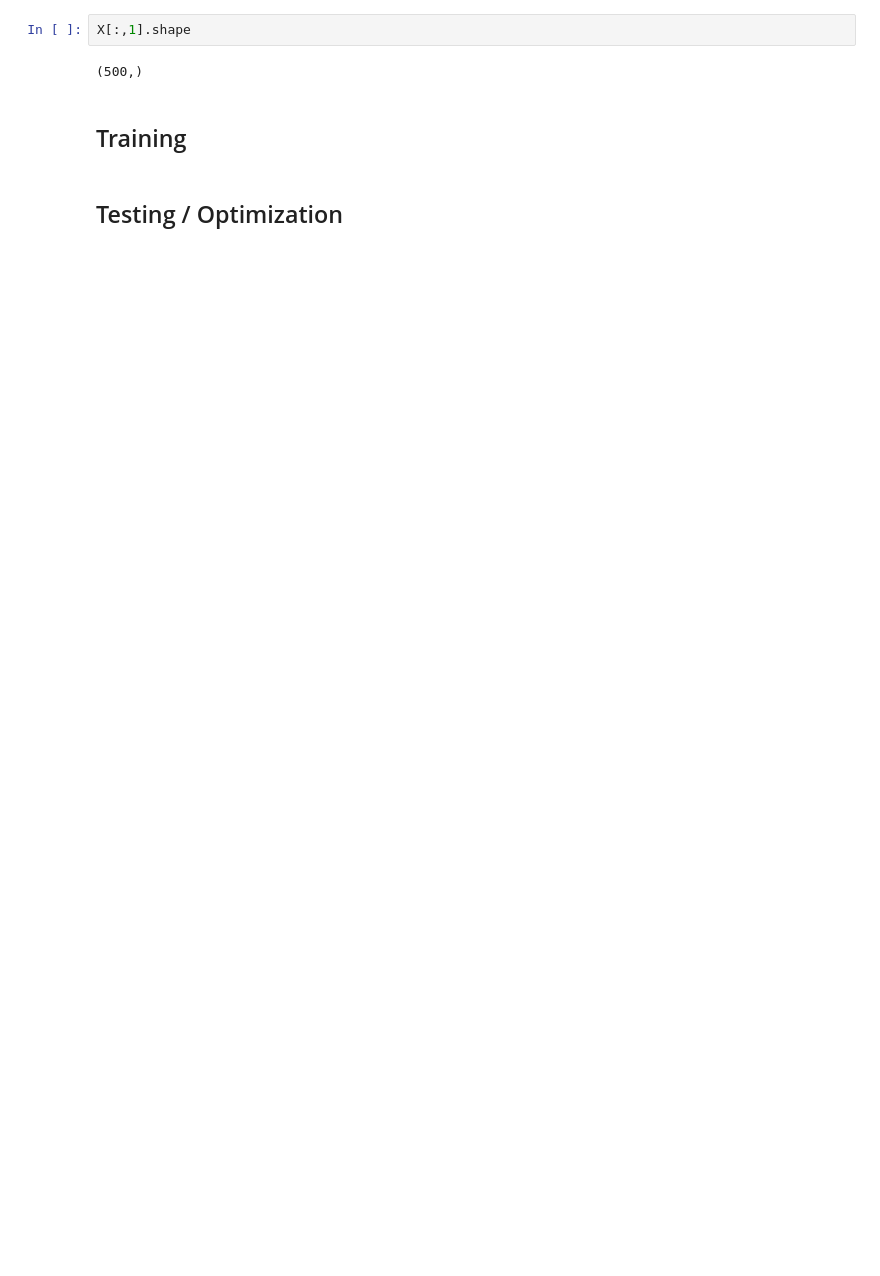
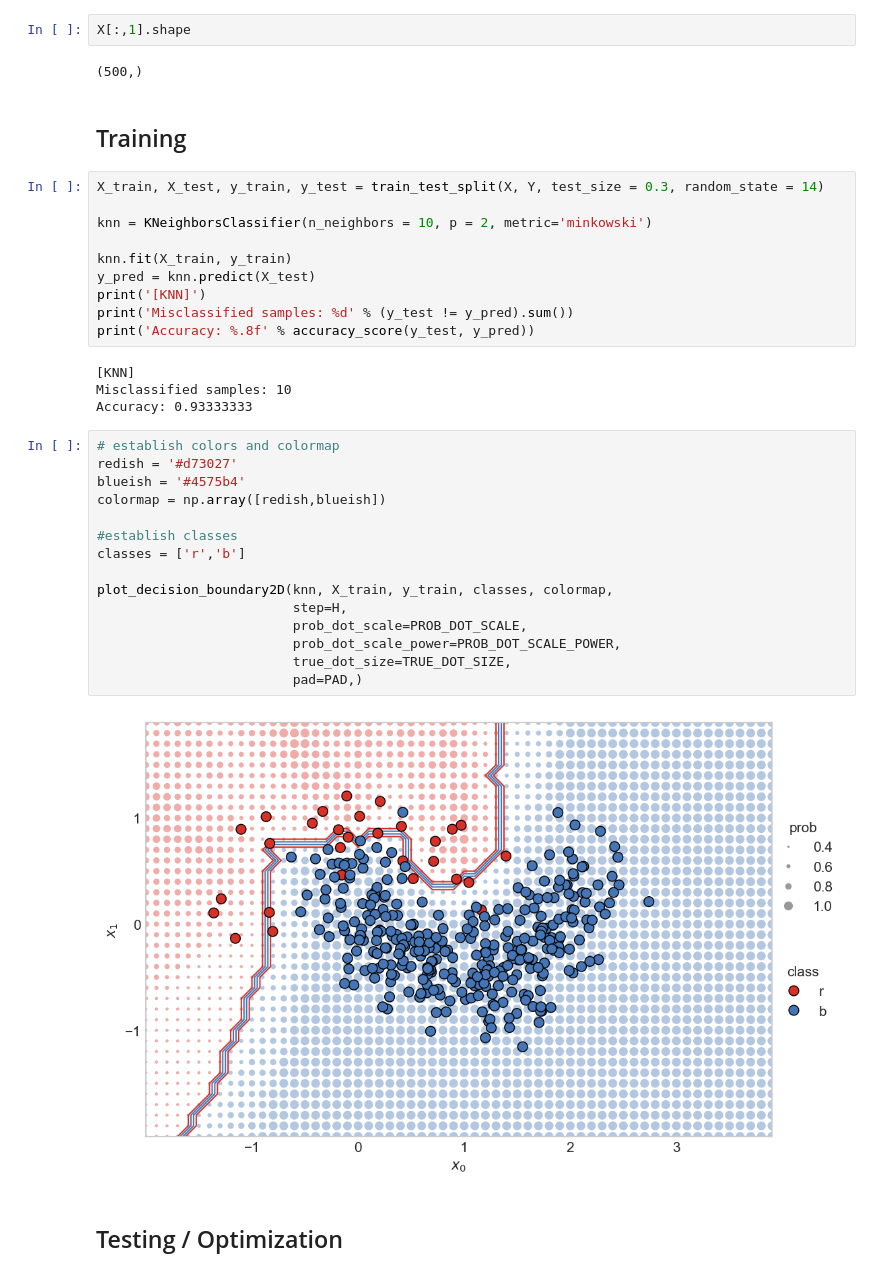
Before and after one commit to xinjinli2/MDST-xinjin, a Jupyter notebook: Optional Challenges/ML Focus/ml_challenge.ipynb, the cells around one changed output. Saved outputs shown, nothing was run; the diff lists cells and outputs as text; blank space fills up the shorter version.

```diff
--- a/Optional Challenges/ML Focus/ml_challenge.ipynb
+++ b/Optional Challenges/ML Focus/ml_challenge.ipynb
@@ -41,5 +46,36 @@ X[:,1].shape
 (500,)
 # %% [markdown]
 ## Training
+# %%
+X_train, X_test, y_train, y_test = train_test_split(X, Y, test_size = 0.3, random_state = 14)
+
+knn = KNeighborsClassifier(n_neighbors = 10, p = 2, metric='minkowski')
+
+knn.fit(X_train, y_train)
+y_pred = knn.predict(X_test)
+print('[KNN]')
+print('Misclassified samples: %d' % (y_test != y_pred).sum())
+print('Accuracy: %.8f' % accuracy_score(y_test, y_pred))
+# %% [output]
+[KNN]
+Misclassified samples: 10
+Accuracy: 0.93333333
+# %%
+# establish colors and colormap
+redish = '#d73027'
+blueish = '#4575b4'
+colormap = np.array([redish,blueish])
+
+#establish classes
+classes = ['r','b']
+
+plot_decision_boundary2D(knn, X_train, y_train, classes, colormap,
+                         step=H,
+                         prob_dot_scale=PROB_DOT_SCALE,
+                         prob_dot_scale_power=PROB_DOT_SCALE_POWER,
+                         true_dot_size=TRUE_DOT_SIZE,
+                         pad=PAD,)
+# %% [output]
+[figure, added]
 # %% [markdown]
 ## Testing / Optimization
```
Also changed, not shown: parts of 10 cells of this notebook, 3 other files.
